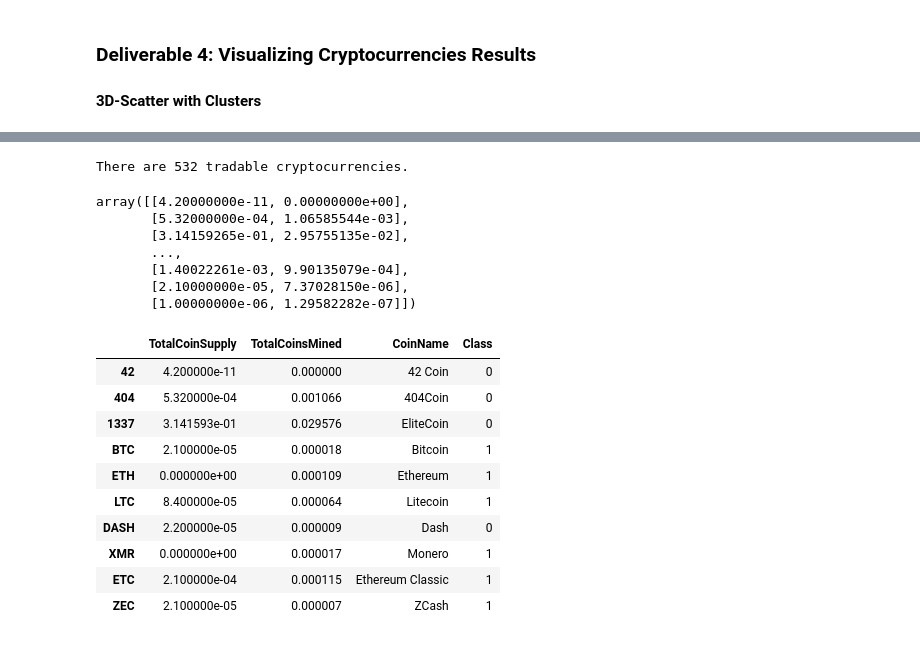
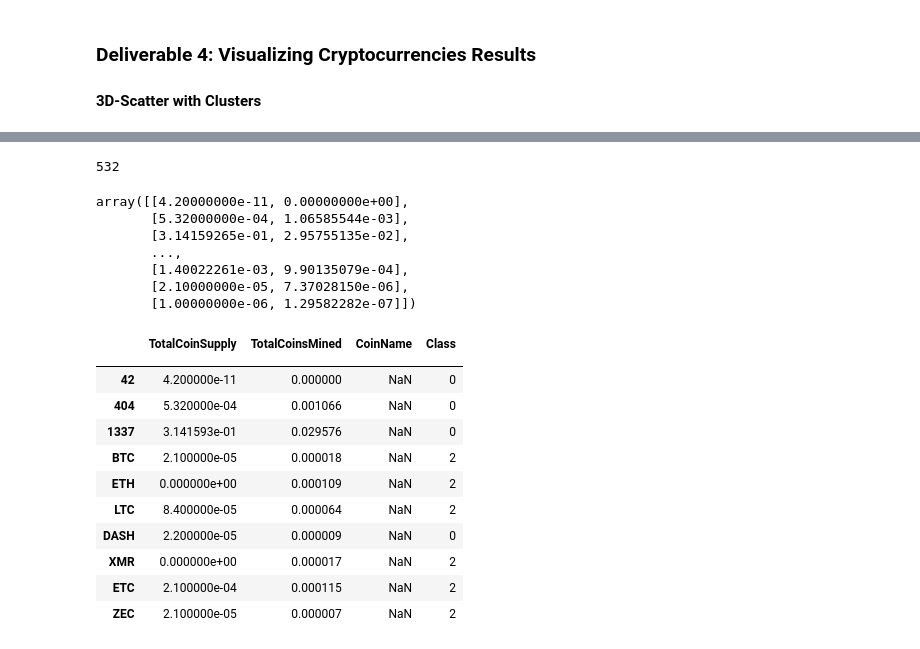
Before and after one commit to macosta2015/Cryptocurrencies, a Jupyter notebook: crypto_clustering.ipynb, the cells around one changed output, grey strips where cells are left out. Drawn from its saved outputs; the diff is of its cells as text; code cells hidden in the pictures.

```diff
--- a/crypto_clustering.ipynb
+++ b/crypto_clustering.ipynb
@@ -205,3 +234,9 @@ array([[-0.33285464,  1.0383583 , -0.56494435],
 # %%
 # Create an elbow curve to find the best value for K.
 # YOUR CODE HERE
+inertia = []
+k = list(range(1, 11))
+for i in k:
+   km = KMeans(n_clusters=i, random_state=0)
+   km.fit(pcs_df)
+   inertia.append(km.inertia_)
@@ -212,10 +245,15 @@ Running K-Means with `k=4`
 # %%
 # Initialize the K-Means model.
 # YOUR CODE HERE
+model = KMeans(n_clusters=4, random_state=0)
 
 # Fit the model
 # YOUR CODE HERE
+model.fit(pcs_df)
 
 # Predict clusters
 # YOUR CODE HERE
+predictions = model.predict(pcs_df)
+
+predictions
 # %% [output]
@@ -240,12 +278,18 @@ array([0, 0, 0, 1, 1, 1, 0, 1, 1, 1, 0, 1, 0, 0, 1, 0, 1, 1, 0, 0, 1, 1,
 # Create a new DataFrame including predicted clusters and cryptocurrencies features.
 # Concatentate the crypto_df and pcs_df DataFrames on the same columns.
 # YOUR CODE HERE
+clustered_df = pd.concat([clean_cryptocurrencies_df, pcs_df], axis=1)
+
 
 #  Add a new column, "CoinName" to the clustered_df DataFrame that holds the names of the cryptocurrencies.
 # YOUR CODE HERE
+clustered_df['CoinName'] = clean_cryptocurrencies_namesOnly_df
+
 
 #  Add a new column, "Class" to the clustered_df DataFrame that holds the predictions.
 # YOUR CODE HERE
+clustered_df['Class'] = predictions
+
 
 # Print the shape of the clustered_df
 print(clustered_df.shape)
@@ -281,11 +340,17 @@ clustered_df.head(10)
 # %%
 # Print the total number of tradable cryptocurrencies.
 # YOUR CODE HERE
+index = clustered_df.index
+len(index)
+print(str(len(index)))
 # %% [output]
-There are 532 tradable cryptocurrencies.
+532
 # %%
 # Scaling data to create the scatter plot with tradable cryptocurrencies.
 # YOUR CODE HERE
+mms = MinMaxScaler()
+clustered_df_scaled = mms.fit_transform(clustered_df[['TotalCoinSupply','TotalCoinsMined']])
+clustered_df_scaled
 # %% [output]
 array([[4.20000000e-11, 0.00000000e+00],
        [5.32000000e-04, 1.06585544e-03],
@@ -297,26 +362,31 @@ array([[4.20000000e-11, 0.00000000e+00],
 # %%
 # Create a new DataFrame that has the scaled data with the clustered_df DataFrame index.
 # YOUR CODE HERE
+plot_df=pd.DataFrame(
+data=clustered_df_scaled, columns=['TotalCoinSupply','TotalCoinsMined'], index = clustered_df.index)
 
 # Add the "CoinName" column from the clustered_df DataFrame to the new DataFrame.
 # YOUR CODE HERE
+plot_df['CoinName'] = clustered_df['CoinName']
 
 # Add the "Class" column from the clustered_df DataFrame to the new DataFrame.
 # YOUR CODE HERE
 
+plot_df['Class'] = clustered_df['Class']
 plot_df.head(10)
 # %% [output]
 |  | TotalCoinSupply | TotalCoinsMined | CoinName | Class |
-| 42 | 4.200000e-11 | 0.000000 | 42 Coin | 0 |
-| 404 | 5.320000e-04 | 0.001066 | 404Coin | 0 |
-| 1337 | 3.141593e-01 | 0.029576 | EliteCoin | 0 |
-| BTC | 2.100000e-05 | 0.000018 | Bitcoin | 1 |
-| ETH | 0.000000e+00 | 0.000109 | Ethereum | 1 |
-| LTC | 8.400000e-05 | 0.000064 | Litecoin | 1 |
-| DASH | 2.200000e-05 | 0.000009 | Dash | 0 |
-| XMR | 0.000000e+00 | 0.000017 | Monero | 1 |
-| ETC | 2.100000e-04 | 0.000115 | Ethereum Classic | 1 |
-| ZEC | 2.100000e-05 | 0.000007 | ZCash | 1 |
+|  |  |  |  |  |
+| 42 | 4.200000e-11 | 0.000000 | NaN | 0 |
+| 404 | 5.320000e-04 | 0.001066 | NaN | 0 |
+| 1337 | 3.141593e-01 | 0.029576 | NaN | 0 |
+| BTC | 2.100000e-05 | 0.000018 | NaN | 2 |
+| ETH | 0.000000e+00 | 0.000109 | NaN | 2 |
+| LTC | 8.400000e-05 | 0.000064 | NaN | 2 |
+| DASH | 2.200000e-05 | 0.000009 | NaN | 0 |
+| XMR | 0.000000e+00 | 0.000017 | NaN | 2 |
+| ETC | 2.100000e-04 | 0.000115 | NaN | 2 |
+| ZEC | 2.100000e-05 | 0.000007 | NaN | 2 |
 # %%
 # Create a hvplot.scatter plot using x="TotalCoinsMined" and y="TotalCoinSupply".
 # YOUR CODE HERE
```
Also changed, not shown: parts of 19 cells of this notebook.
